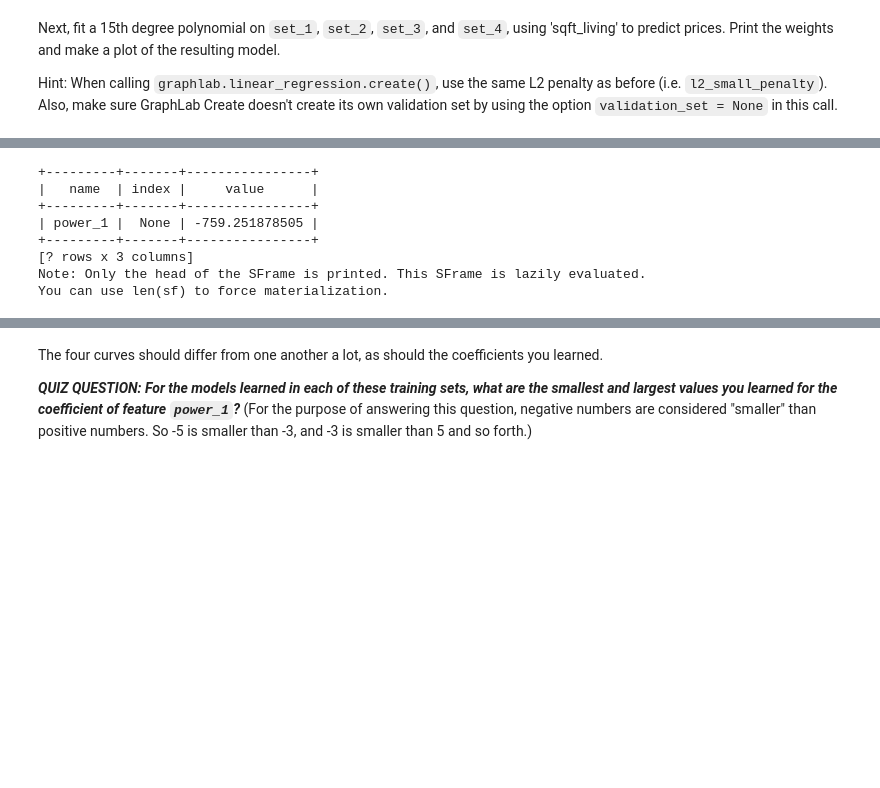
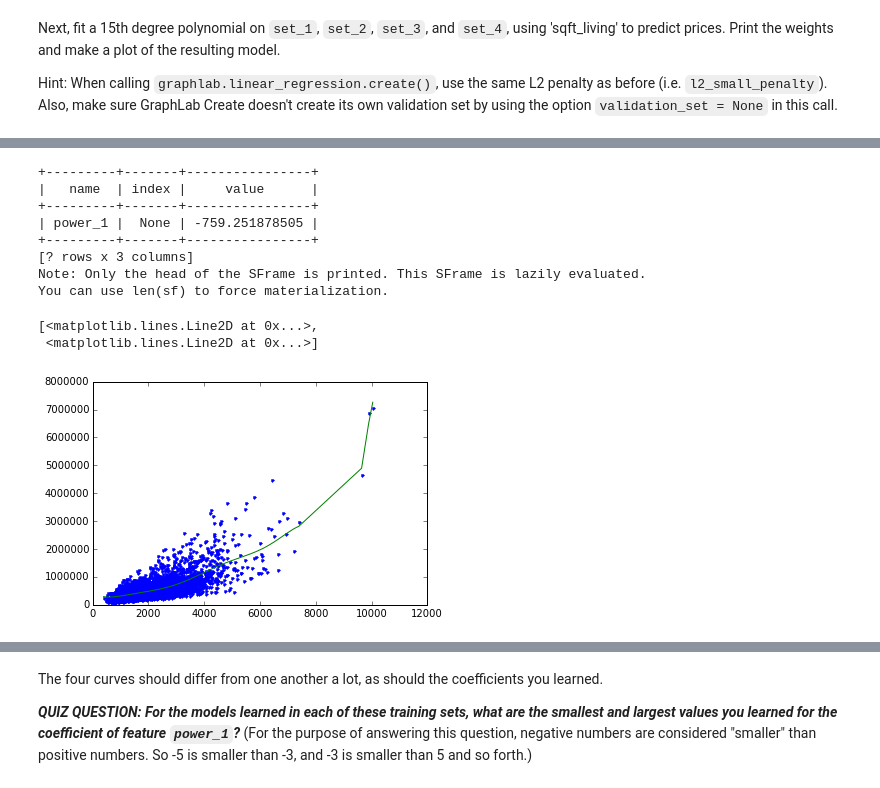
Before and after one commit to tuanavu/coursera-university-of-washington, a Jupyter notebook: machine_learning/2_regression/assignment/week4/week-4-ridge-regression-assignment-1-exercise.ipynb, the cells around one changed output, grey strips where cells are left out. Drawn from its saved outputs; the diff is of its cells as text; code cells hidden in the pictures; blank space fills up the shorter version.

```diff
--- a/machine_learning/2_regression/assignment/week4/week-4-ridge-regression-assignment-1-exercise.ipynb
+++ b/machine_learning/2_regression/assignment/week4/week-4-ridge-regression-assignment-1-exercise.ipynb
@@ -144,13 +152,17 @@ You can use len(sf) to force materialization.
 # %%
-set_3_coef = get_coef(set_3)
+set_3_coef = get_coef(set_3, l2_small_penalty)
 print set_3_coef[set_3_coef['name'] == 'power_1']
+plot_fitted_line(set_3, l2_small_penalty)
 # %% [output]
 +---------+-------+----------------+
 |   name  | index |     value      |
 +---------+-------+----------------+
 | power_1 |  None | -759.251878505 |
 +---------+-------+----------------+
 [? rows x 3 columns]
 Note: Only the head of the SFrame is printed. This SFrame is lazily evaluated.
 You can use len(sf) to force materialization.
+[<matplotlib.lines.Line2D at 0x...>,
+ <matplotlib.lines.Line2D at 0x...>]
+[figure, added]
 # %%
```
Also changed, not shown: parts of 28 cells of this notebook, 8 other files.
